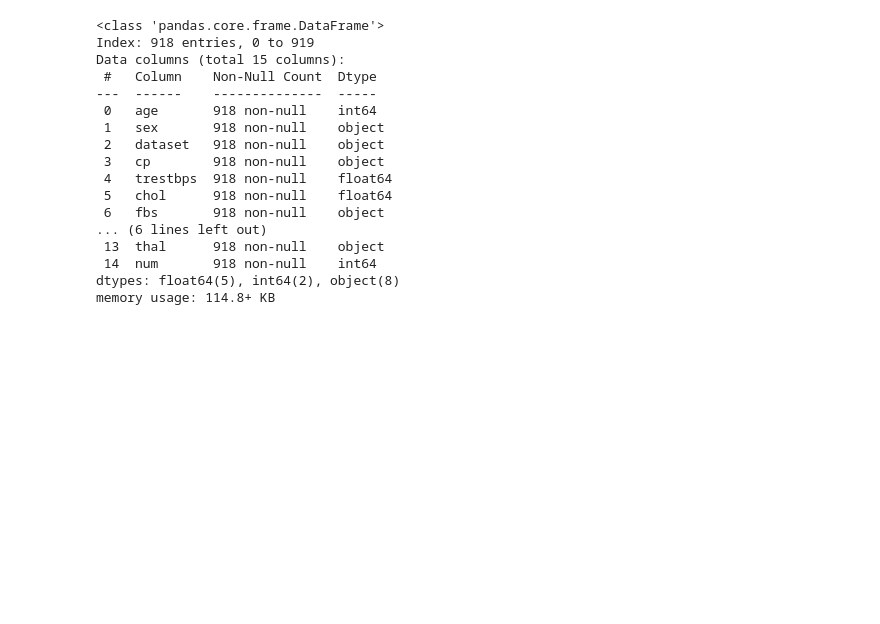
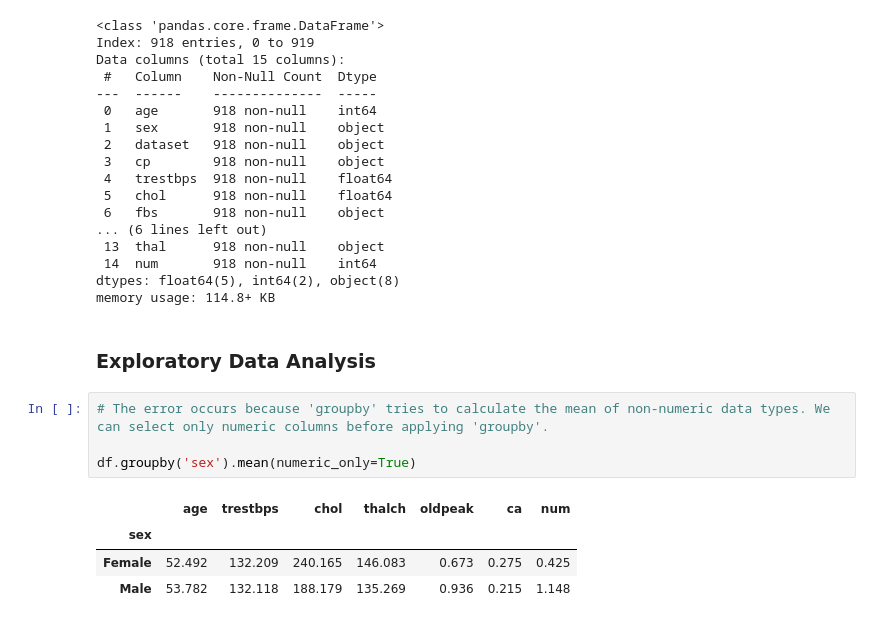
Before and after one commit to JiyaG143/pfsinterns, a Jupyter notebook: deepnote/Email_Spam_Detection_Project/Heart Disease Prediction.ipynb, the cells around one changed output. Saved outputs shown, nothing was run; the diff lists cells and outputs as text; blank space fills up the shorter version.

```diff
--- a/deepnote/Email_Spam_Detection_Project/Heart Disease Prediction.ipynb
+++ b/deepnote/Email_Spam_Detection_Project/Heart Disease Prediction.ipynb
@@ -213,6 +213,17 @@ Data columns (total 15 columns):
  14  num       918 non-null    int64
 dtypes: float64(5), int64(2), object(8)
 memory usage: 114.8+ KB
+# %% [markdown]
+### Exploratory Data Analysis
+# %%
+# The error occurs because 'groupby' tries to calculate the mean of non-numeric data types. We can select only numeric columns before applying 'groupby'.
+
+df.groupby('sex').mean(numeric_only=True)
+# %% [output]
+|  | age | trestbps | chol | thalch | oldpeak | ca | num |
+| sex |  |  |  |  |  |  |  |
+| Female | 52.492 | 132.209 | 240.165 | 146.083 | 0.673 | 0.275 | 0.425 |
+| Male | 53.782 | 132.118 | 188.179 | 135.269 | 0.936 | 0.215 | 1.148 |
 # %% [markdown]
 <a style='text-decoration:none;line-height:16px;display:flex;color:#5B5B62;padding:10px;justify-content:end;' href='https://deepnote.com?utm_source=created-in-deepnote-cell&projectId=0e222dd4-00a3-4786-aa8b-a269f7a7f431' target="_blank">
 <img alt='Created in deepnote.com' style='display:inline;max-height:16px;margin:0px;margin-right:7.5px;' src='embedded-picture-1' > </img>
```
